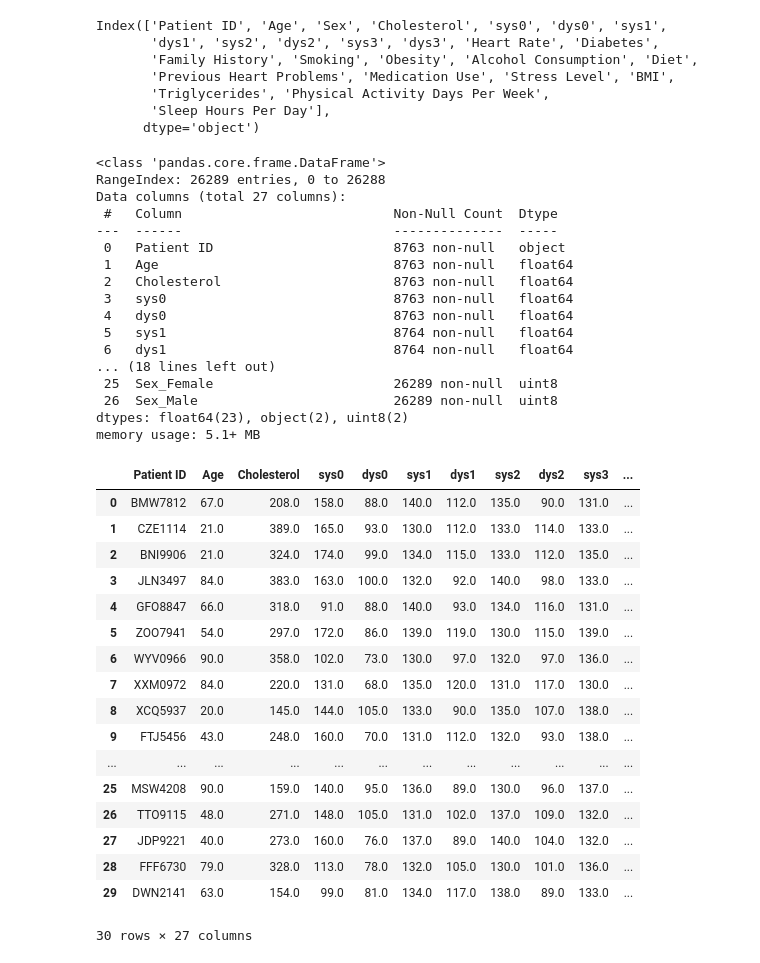
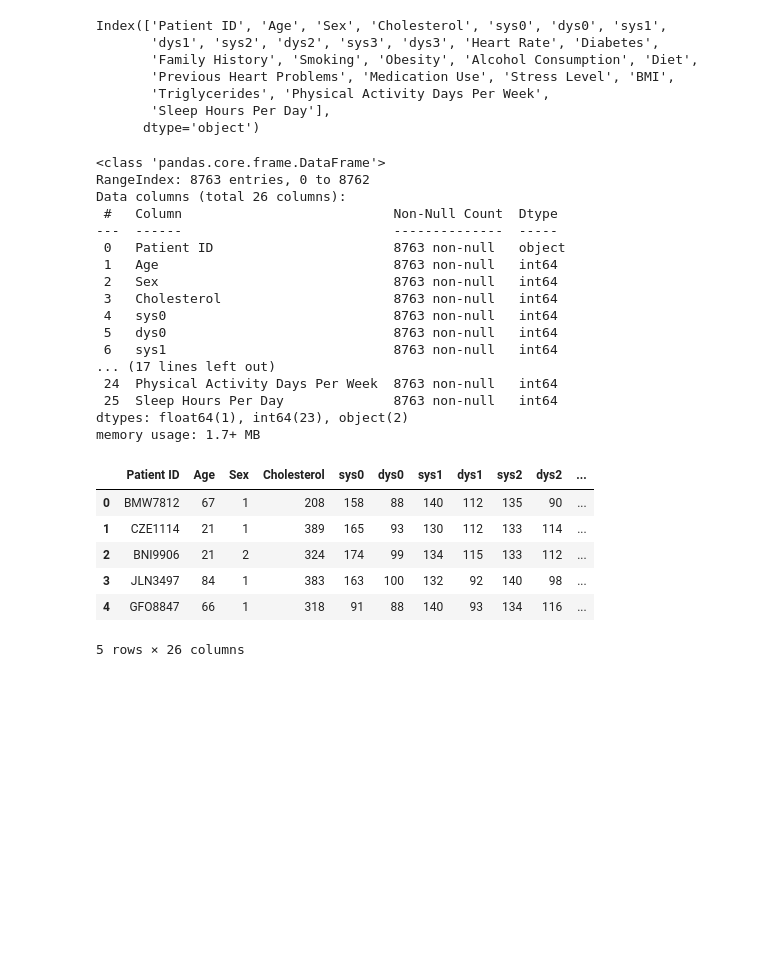
Before and after one commit to Rhapsody360/-safety, a Jupyter notebook: hypertensive_disease.p.ipynb, the cells around one changed output. Cells and saved outputs as stored; diff of their text form; code cells hidden in the pictures; blank space fills up the shorter version.

```diff
--- a/hypertensive_disease.p.ipynb
+++ b/hypertensive_disease.p.ipynb
@@ -46,29 +62,29 @@ Index(['Patient ID', 'Age', 'Sex', 'Cholesterol', 'sys0', 'dys0', 'sys1',
 ctg_data = data[['Sex','Diet']]
 #data set 1
 #ctg_data = data[['Sex','Diet','Continent','Country','Hemisphere']]
-data = pd.get_dummies(data, columns = ['Sex'])
+# data = pd.get_dummies(data, columns = ['Sex'])
 # %%
-# sex_map = {'Male':1,'Female':2}
-# data['Sex']=data['Sex'].map(sex_map)
+sex_map = {'Male':1,'Female':2}
+data['Sex']=data['Sex'].map(sex_map)
 data.info()
 # %% [output]
 <class 'pandas.core.frame.DataFrame'>
-RangeIndex: 26289 entries, 0 to 26288
-Data columns (total 27 columns):
+RangeIndex: 8763 entries, 0 to 8762
+Data columns (total 26 columns):
  #   Column                           Non-Null Count  Dtype
 ---  ------                           --------------  -----
  0   Patient ID                       8763 non-null   object
- 1   Age                              8763 non-null   float64
- 2   Cholesterol                      8763 non-null   float64
- 3   sys0                             8763 non-null   float64
- 4   dys0                             8763 non-null   float64
- 5   sys1                             8764 non-null   float64
- 6   dys1                             8764 non-null   float64
-... (18 lines left out)
- 25  Sex_Female                       26289 non-null  uint8
- 26  Sex_Male                         26289 non-null  uint8
-dtypes: float64(23), object(2), uint8(2)
-memory usage: 5.1+ MB
+ 1   Age                              8763 non-null   int64
+ 2   Sex                              8763 non-null   int64
+ 3   Cholesterol                      8763 non-null   int64
+ 4   sys0                             8763 non-null   int64
+ 5   dys0                             8763 non-null   int64
+ 6   sys1                             8763 non-null   int64
+... (17 lines left out)
+ 24  Physical Activity Days Per Week  8763 non-null   int64
+ 25  Sleep Hours Per Day              8763 non-null   int64
+dtypes: float64(1), int64(23), object(2)
+memory usage: 1.7+ MB
 # %%
 # data['BP_Systolic'] = data['Blood Pressure'].apply(lambda x: x.split('/')[0])
 # data['BP_Diastolic'] = data['Blood Pressure'].apply(lambda x: x.split('/')[1])
@@ -95,25 +112,14 @@ cat_columns = ['Sex_Female','Sex_Male']
 #     chart.set_xticklabels(chart.get_xticklabels(), rotation=90)
 #     plt.show()
 # %%
-data.head(30)
+data.head()
 # %% [output]
-|  | Patient ID | Age | Cholesterol | sys0 | dys0 | sys1 | dys1 | sys2 | dys2 | sys3 | ... |
-| 0 | BMW7812 | 67.0 | 208.0 | 158.0 | 88.0 | 140.0 | 112.0 | 135.0 | 90.0 | 131.0 | ... |
-| 1 | CZE1114 | 21.0 | 389.0 | 165.0 | 93.0 | 130.0 | 112.0 | 133.0 | 114.0 | 133.0 | ... |
-| 2 | BNI9906 | 21.0 | 324.0 | 174.0 | 99.0 | 134.0 | 115.0 | 133.0 | 112.0 | 135.0 | ... |
-| 3 | JLN3497 | 84.0 | 383.0 | 163.0 | 100.0 | 132.0 | 92.0 | 140.0 | 98.0 | 133.0 | ... |
-| 4 | GFO8847 | 66.0 | 318.0 | 91.0 | 88.0 | 140.0 | 93.0 | 134.0 | 116.0 | 131.0 | ... |
-| 5 | ZOO7941 | 54.0 | 297.0 | 172.0 | 86.0 | 139.0 | 119.0 | 130.0 | 115.0 | 139.0 | ... |
-| 6 | WYV0966 | 90.0 | 358.0 | 102.0 | 73.0 | 130.0 | 97.0 | 132.0 | 97.0 | 136.0 | ... |
-| 7 | XXM0972 | 84.0 | 220.0 | 131.0 | 68.0 | 135.0 | 120.0 | 131.0 | 117.0 | 130.0 | ... |
-| 8 | XCQ5937 | 20.0 | 145.0 | 144.0 | 105.0 | 133.0 | 90.0 | 135.0 | 107.0 | 138.0 | ... |
-| 9 | FTJ5456 | 43.0 | 248.0 | 160.0 | 70.0 | 131.0 | 112.0 | 132.0 | 93.0 | 138.0 | ... |
-| ... | ... | ... | ... | ... | ... | ... | ... | ... | ... | ... | ... |
-| 25 | MSW4208 | 90.0 | 159.0 | 140.0 | 95.0 | 136.0 | 89.0 | 130.0 | 96.0 | 137.0 | ... |
-| 26 | TTO9115 | 48.0 | 271.0 | 148.0 | 105.0 | 131.0 | 102.0 | 137.0 | 109.0 | 132.0 | ... |
-| 27 | JDP9221 | 40.0 | 273.0 | 160.0 | 76.0 | 137.0 | 89.0 | 140.0 | 104.0 | 132.0 | ... |
-| 28 | FFF6730 | 79.0 | 328.0 | 113.0 | 78.0 | 132.0 | 105.0 | 130.0 | 101.0 | 136.0 | ... |
-| 29 | DWN2141 | 63.0 | 154.0 | 99.0 | 81.0 | 134.0 | 117.0 | 138.0 | 89.0 | 133.0 | ... |
+|  | Patient ID | Age | Sex | Cholesterol | sys0 | dys0 | sys1 | dys1 | sys2 | dys2 | ... |
+| 0 | BMW7812 | 67 | 1 | 208 | 158 | 88 | 140 | 112 | 135 | 90 | ... |
+| 1 | CZE1114 | 21 | 1 | 389 | 165 | 93 | 130 | 112 | 133 | 114 | ... |
+| 2 | BNI9906 | 21 | 2 | 324 | 174 | 99 | 134 | 115 | 133 | 112 | ... |
+| 3 | JLN3497 | 84 | 1 | 383 | 163 | 100 | 132 | 92 | 140 | 98 | ... |
+| 4 | GFO8847 | 66 | 1 | 318 | 91 | 88 | 140 | 93 | 134 | 116 | ... |
-30 rows × 27 columns
+5 rows × 26 columns
 # %%
 plt.figure(figsize = (25,15))
```
Also changed, not shown: parts of 13 cells of this notebook, 1 other file.
